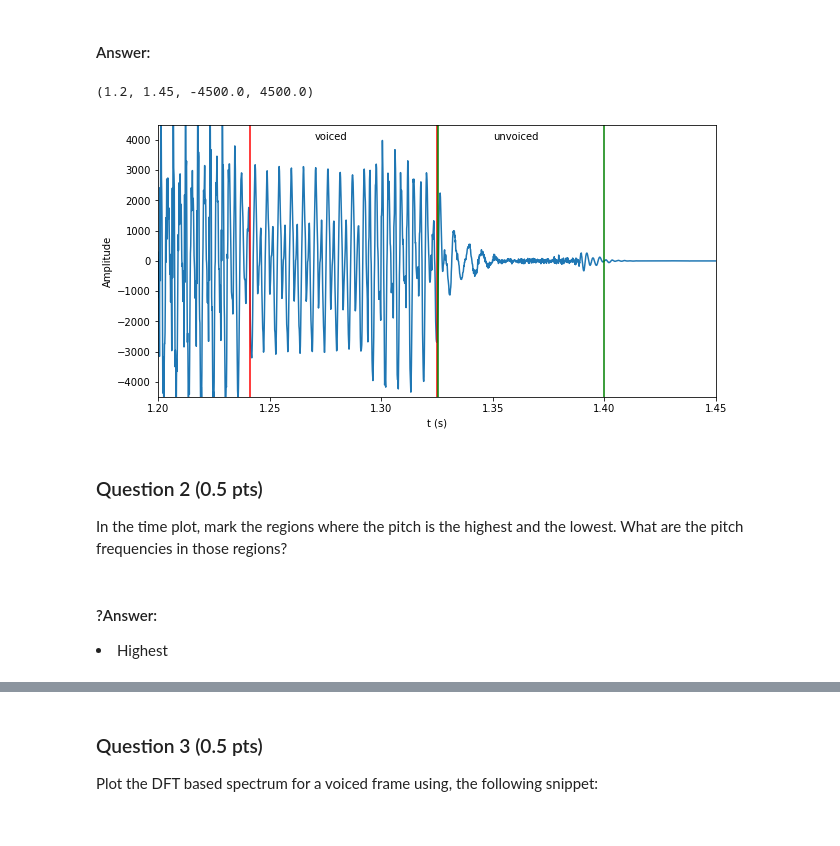
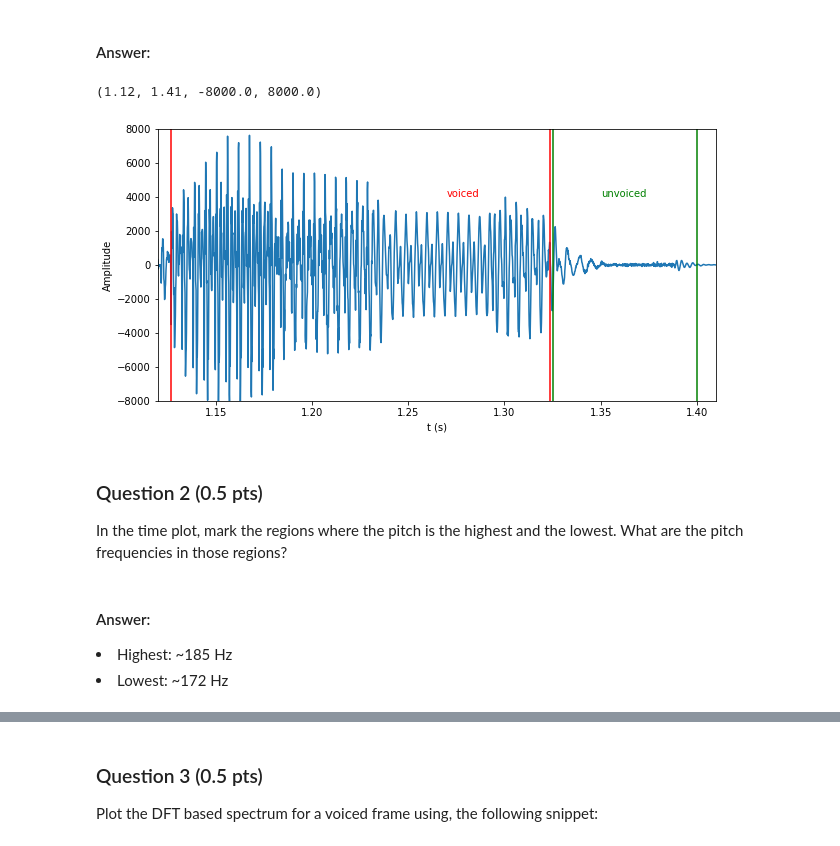
Before and after one commit to davidcardd1/project1, a Jupyter notebook: assignement_1.ipynb, the cells around one changed output, grey strips where cells are left out. Drawn from its saved outputs; the diff is of its cells as text; code cells hidden in the pictures.

```diff
--- a/assignement_1.ipynb
+++ b/assignement_1.ipynb
@@ -153,29 +153,30 @@ Create a time plot with voiced and unvoiced regions marked.
 # %%
 tStep = 1/fs
 finalT = x.size * tStep
 t = np.arange(0, finalT, tStep)
 
 plt.figure()
 plt.plot(t, x)
-plt.axvline(1.2410, color='r')
-plt.axvline(1.3250, color='r')
+plt.axvline(1.1265, color='r')
+plt.axvline(1.3235, color='r')
 plt.axvline(1.3255, color='g')
 plt.axvline(1.4, color='g')
-plt.text(1.27, 4000, "voiced")
-plt.text(1.35, 4000, "unvoiced")
+plt.text(1.27, 4000, "voiced", color='r')
+plt.text(1.35, 4000, "unvoiced", color='g')
 plt.xlabel("t (s)")
 plt.ylabel("Amplitude")
-plt.axis([1.2, 1.45, -4500, 4500])
+plt.axis([1.12, 1.41, -8000, 8000])
 # %% [output]
-(1.2, 1.45, -4500.0, 4500.0)
+(1.12, 1.41, -8000.0, 8000.0)
-[figure, old version]
+[figure, new version]
 # %% [markdown]
 ### Question 2 (0.5 pts)
 
 In the time plot, mark the regions where the pitch is the highest and the lowest. What are the pitch frequencies in those regions?
 # %% [markdown]
-#### ?Answer:
-<li>Highest</li>
+#### Answer:
+<li>Highest: ~185 Hz</li>
+<li>Lowest: ~172 Hz</li>
 # %%
 plt.figure()
 plt.plot(t, x)
```
Also changed, not shown: parts of 29 cells of this notebook, 3 other files.
